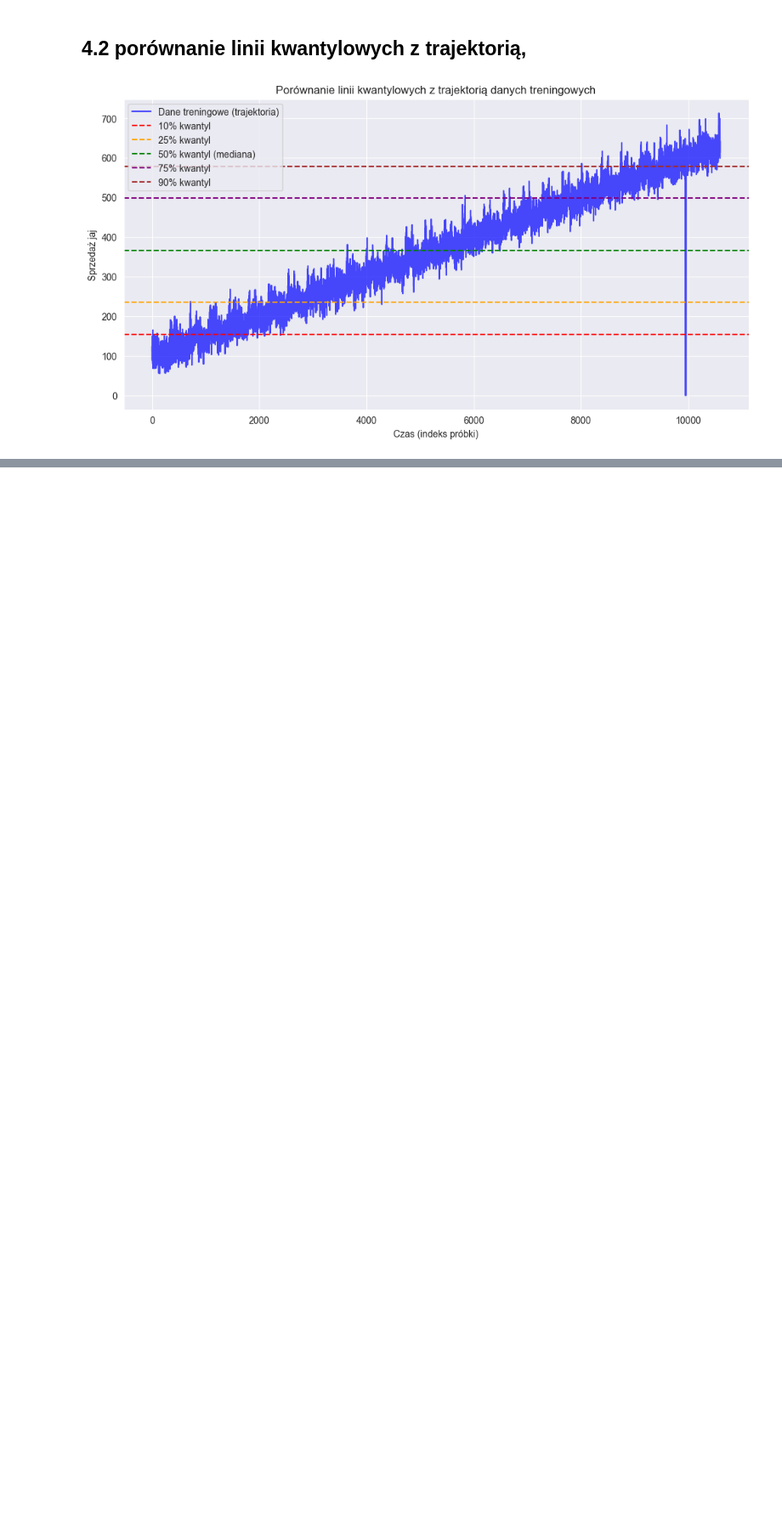
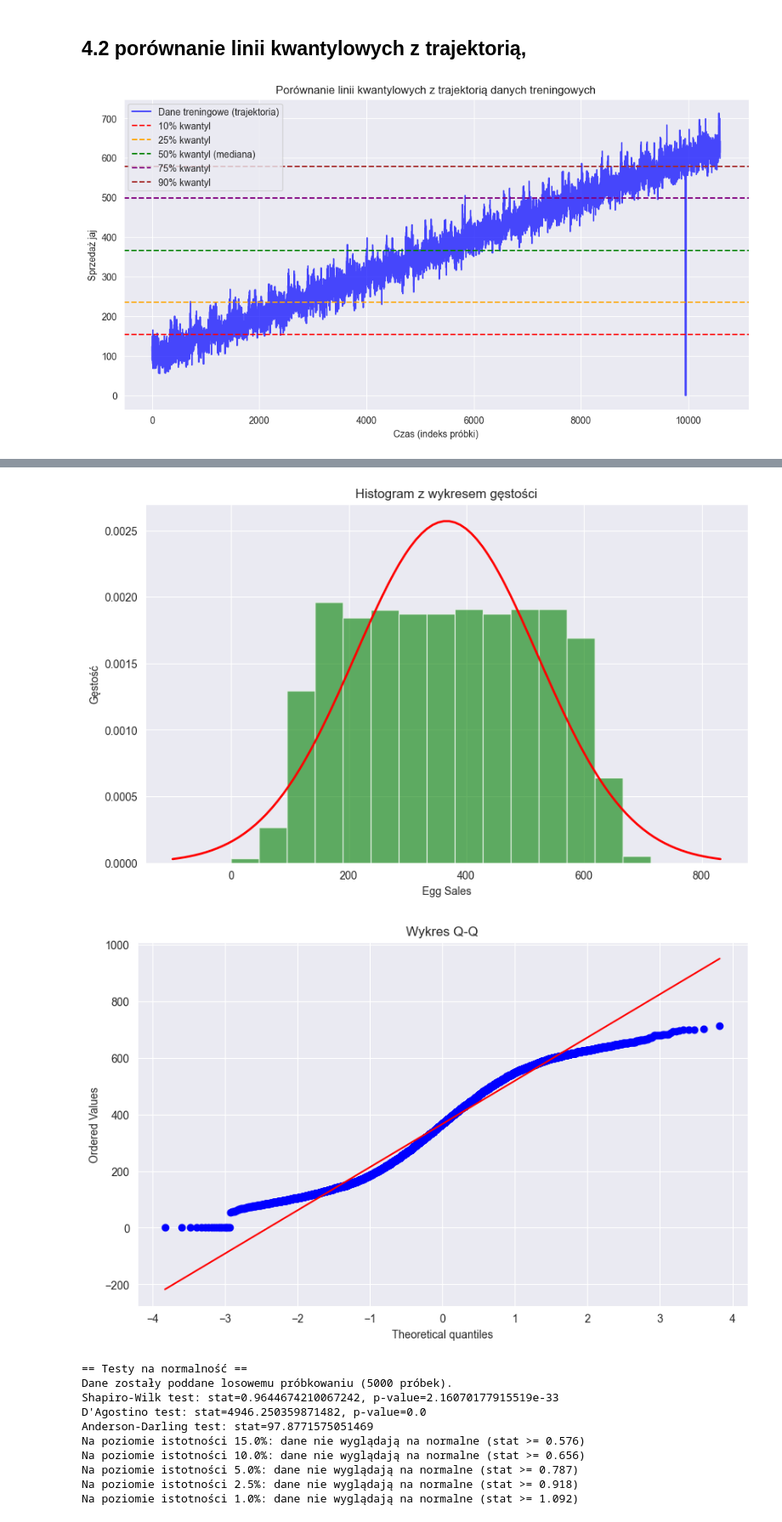
Before and after one commit to AmeliaBieda/Egg_Sales, a Jupyter notebook: raport.ipynb, the cells around one changed output, grey strips where cells are left out. Shown at 85% size. Cells and saved outputs as stored; diff of their text form; code cells hidden in the pictures; blank space fills up the shorter version.

```diff
--- a/raport.ipynb
+++ b/raport.ipynb
@@ -510,0 +630,67 @@ KeyError: 'Egg_Sales'
+# %%
+import pandas as pd
+import numpy as np
+import matplotlib.pyplot as plt
+import scipy.stats as stats
+from scipy.stats import shapiro, normaltest, anderson
+
+# Assuming 'data' is your input dictionary
+df = pd.DataFrame(data)
+
+# Histogram with Gaussian density curve
+plt.figure(figsize=(10, 6))
+plt.hist(df['Egg Sales'], bins=15, density=True, alpha=0.6, color='g')
+plt.title('Histogram z wykresem gęstości')
+plt.xlabel('Egg Sales')
+plt.ylabel('Gęstość')
+
+# Fit Gaussian curve
+mu, std = df['Egg Sales'].mean(), df['Egg Sales'].std()
+x = np.linspace(mu - 3*std, mu + 3*std, 100)
+plt.plot(x, stats.norm.pdf(x, mu, std), 'r', linewidth=2)
+plt.show()
+
+# Q-Q Plot
+plt.figure(figsize=(10, 6))
+stats.probplot(df['Egg Sales'], dist="norm", plot=plt)
+plt.title('Wykres Q-Q')
+plt.show()
+
+# Normality Tests
+print("== Testy na normalność ==")
+
+# 1. Shapiro-Wilk Test (subsample if needed)
+if len(df) > 5000:
+    subsample = df['Egg Sales'].sample(5000, random_state=42)  # Take a random subset
+    print("Dane zostały poddane losowemu próbkowaniu (5000 próbek).")
+    shapiro_test = shapiro(subsample)
+else:
+    shapiro_test = shapiro(df['Egg Sales'])
+print(f"Shapiro-Wilk test: stat={shapiro_test[0]}, p-value={shapiro_test[1]}")
+
+# 2. D'Agostino and Pearson's K² Test
+dagostino_test = normaltest(df['Egg Sales'])
+print(f"D'Agostino test: stat={dagostino_test[0]}, p-value={dagostino_test[1]}")
+
+# 3. Anderson-Darling Test
+anderson_test = anderson(df['Egg Sales'], dist='norm')
+print(f"Anderson-Darling test: stat={anderson_test.statistic}")
+for i in range(len(anderson_test.critical_values)):
+    sl, cv = anderson_test.significance_level[i], anderson_test.critical_values[i]
+    if anderson_test.statistic < cv:
+        print(f"Na poziomie istotności {sl}%: dane wyglądają na normalne (stat < {cv})")
+    else:
+        print(f"Na poziomie istotności {sl}%: dane nie wyglądają na normalne (stat >= {cv})")
+# %% [output]
+[figure, added]
+[figure, added]
+== Testy na normalność ==
+Dane zostały poddane losowemu próbkowaniu (5000 próbek).
+Shapiro-Wilk test: stat=0.9644674210067242, p-value=2.16070177915519e-33
+D'Agostino test: stat=4946.250359871482, p-value=0.0
+Anderson-Darling test: stat=97.8771575051469
+Na poziomie istotności 15.0%: dane nie wyglądają na normalne (stat >= 0.576)
+Na poziomie istotności 10.0%: dane nie wyglądają na normalne (stat >= 0.656)
+Na poziomie istotności 5.0%: dane nie wyglądają na normalne (stat >= 0.787)
+Na poziomie istotności 2.5%: dane nie wyglądają na normalne (stat >= 0.918)
+Na poziomie istotności 1.0%: dane nie wyglądają na normalne (stat >= 1.092)
```
Also changed, not shown: parts of 12 cells of this notebook.
